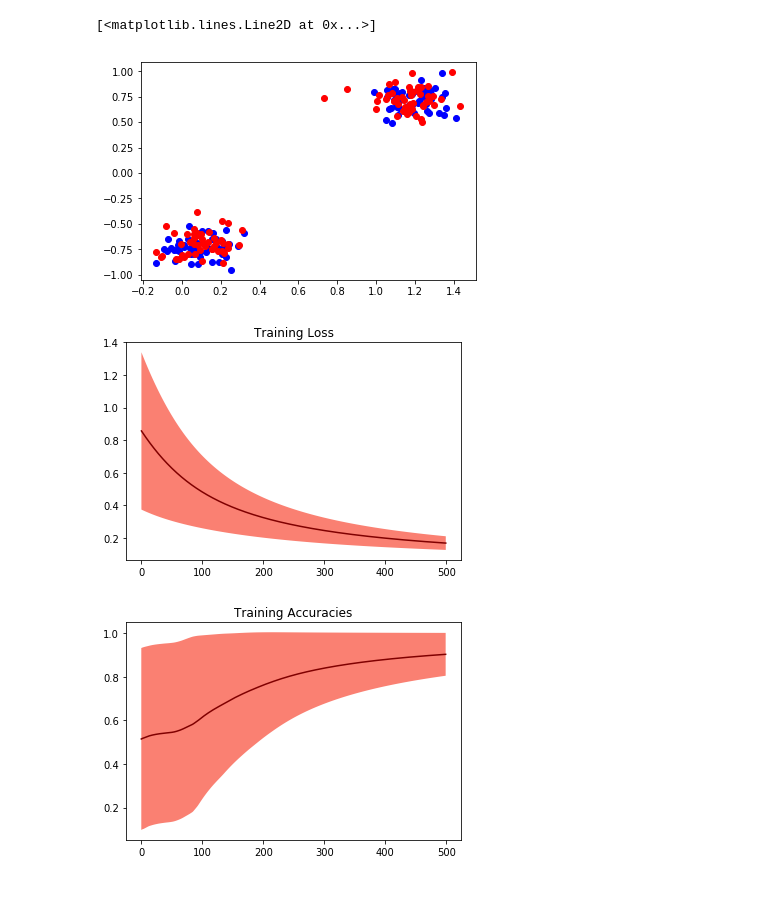
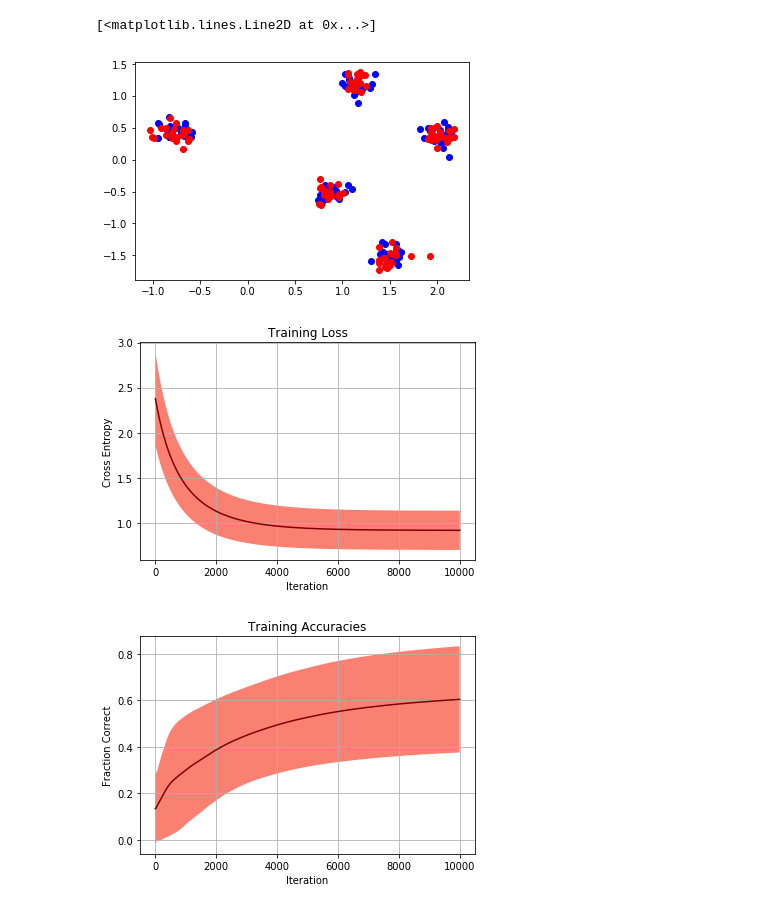
Before and after one commit to brandontrabucco/batch_attention_test, a Jupyter notebook: batch_attention_test.ipynb, the cells around one changed output. Cells and saved outputs as stored; diff of their text form; code cells hidden in the pictures.

```diff
--- a/batch_attention_test.ipynb
+++ b/batch_attention_test.ipynb
@@ -3,10 +3,15 @@ import numpy as np
 import tensorflow as tf
 import matplotlib.pyplot as plt
 # %%
-num_dims  =  2
-num_centroids = 2
+num_dims  =  7
+num_centroids = 5
 num_samples = 100
-num_batch = 32
+
+global_learning_rate = 0.001
+num_iterations = 10000
+num_logs = 1
+num_repeats = 5
+debug = False
 
 assert num_samples % num_centroids == 0
 
@@ -38,7 +43,7 @@ plt.plot(data_points[:, 0], data_points[:, 1], "bo")
 plt.plot(test_points[:, 0], test_points[:, 1], "ro")
 # %% [output]
 [<matplotlib.lines.Line2D at 0x...>]
-[figure, old version]
+[figure, new version]
 # %%
 g = tf.Graph()
 s = tf.Session(graph=g)
@@ -73,7 +78,7 @@ with g.as_default():
     global_step = tf.Variable(
         0, name="global_step", trainable=False)
     learning_rate = tf.train.exponential_decay(
-        0.01,
+        global_learning_rate,
         global_step,
         1000,
         0.5)
@@ -92,11 +97,6 @@ with g.as_default():
 
 g.finalize()
 # %%
-num_iterations = 500
-num_logs = 1
-num_repeats = 10
-debug = False
-
 losses = []
 accuracies = []
 
@@ -131,35 +131,45 @@ accuracies = np.array(accuracies)
 mean_losses = np.mean(losses[:, :, 0], axis=0)
 std_losses = np.std(losses[:, :, 0], axis=0)
 ind_losses = losses[0, :, 1]
 
 mean_accuracies = np.mean(accuracies[:, :, 0], axis=0)
 std_accuracies = np.std(accuracies[:, :, 0], axis=0)
 ind_accuracies = accuracies[0, :, 1]
 
+vanilla = [
+    [mean_losses, std_losses, ind_losses],
+    [mean_accuracies, std_accuracies, ind_accuracies]]
+
 plt.fill_between(
     ind_losses,
     mean_losses + std_losses,
     mean_losses - std_losses,
     facecolor='salmon',
     interpolate=True)
 plt.plot(ind_losses, mean_losses, color="maroon")
 plt.title("Training Loss")
+plt.xlabel("Iteration")
+plt.ylabel("Cross Entropy")
+plt.grid(True)
 plt.show()
 
 plt.close()
 
 plt.fill_between(
     ind_accuracies,
     mean_accuracies + std_accuracies,
     mean_accuracies - std_accuracies,
     facecolor='salmon',
     interpolate=True)
 plt.plot(ind_accuracies, mean_accuracies, color="maroon")
 plt.title("Training Accuracies")
+plt.xlabel("Iteration")
+plt.ylabel("Fraction Correct")
+plt.grid(True)
 plt.show()
 # %% [output]
-[figure, old version]
+[figure, new version]
-[figure, old version]
+[figure, new version]
 # %%
 g_attend = tf.Graph()
 s_attend = tf.Session(graph=g_attend)
```
Also changed, not shown: parts of 5 cells of this notebook.
